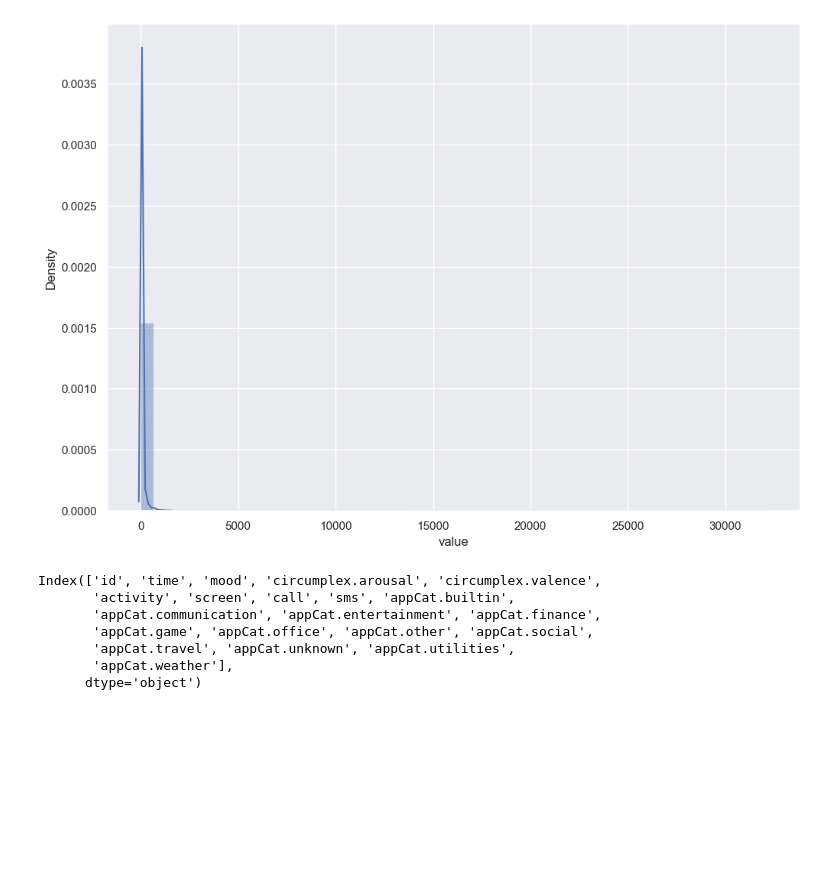
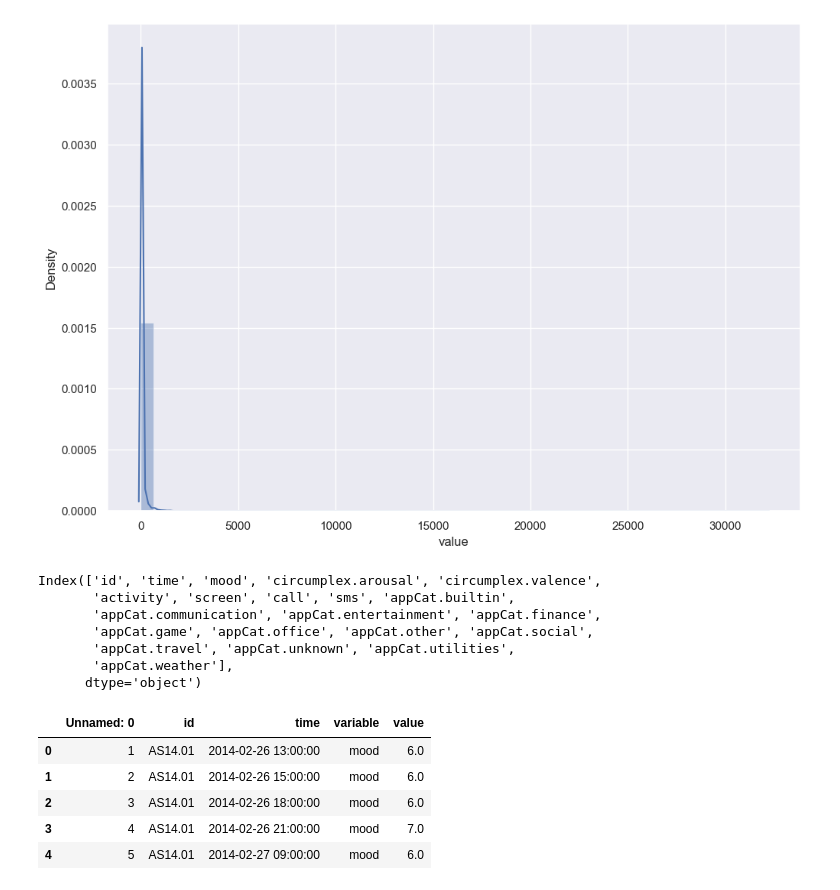
Before and after one commit to JornGitHub/DMT34, a Jupyter notebook: assignment-1/main.ipynb, the cells around one changed output. Drawn from its saved outputs; the diff is of its cells as text; code cells hidden in the pictures; blank space fills up the shorter version.

```diff
--- a/assignment-1/main.ipynb
+++ b/assignment-1/main.ipynb
@@ -148,3 +148,12 @@ Index(['id', 'time', 'mood', 'circumplex.arousal', 'circumplex.valence',
        'appCat.travel', 'appCat.unknown', 'appCat.utilities',
        'appCat.weather'],
       dtype='object')
+# %%
+df.head()
+# %% [output]
+|  | Unnamed: 0 | id | time | variable | value |
+| 0 | 1 | AS14.01 | 2014-02-26 13:00:00 | mood | 6.0 |
+| 1 | 2 | AS14.01 | 2014-02-26 15:00:00 | mood | 6.0 |
+| 2 | 3 | AS14.01 | 2014-02-26 18:00:00 | mood | 6.0 |
+| 3 | 4 | AS14.01 | 2014-02-26 21:00:00 | mood | 7.0 |
+| 4 | 5 | AS14.01 | 2014-02-27 09:00:00 | mood | 6.0 |
```
Also changed, not shown: parts of 1 cell of this notebook.
